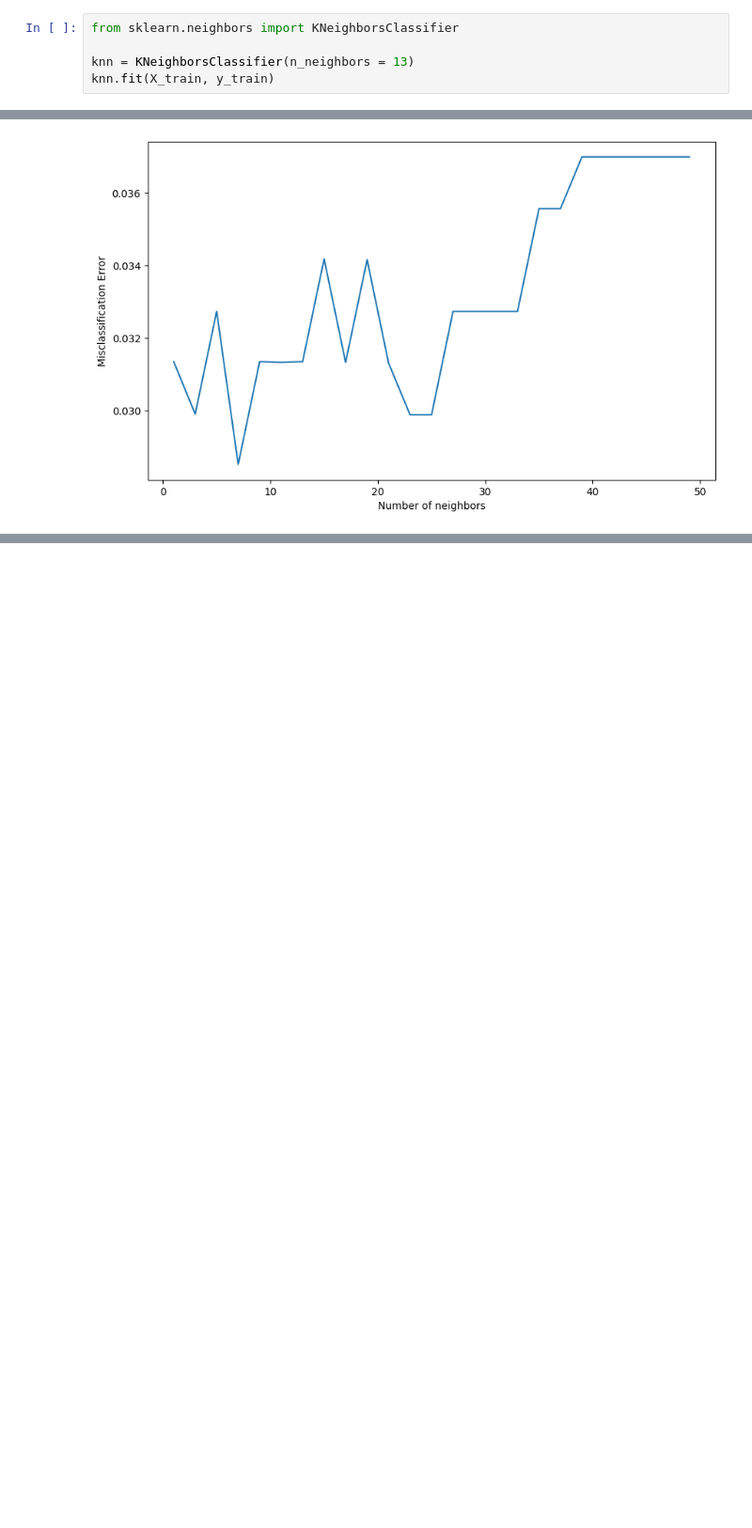
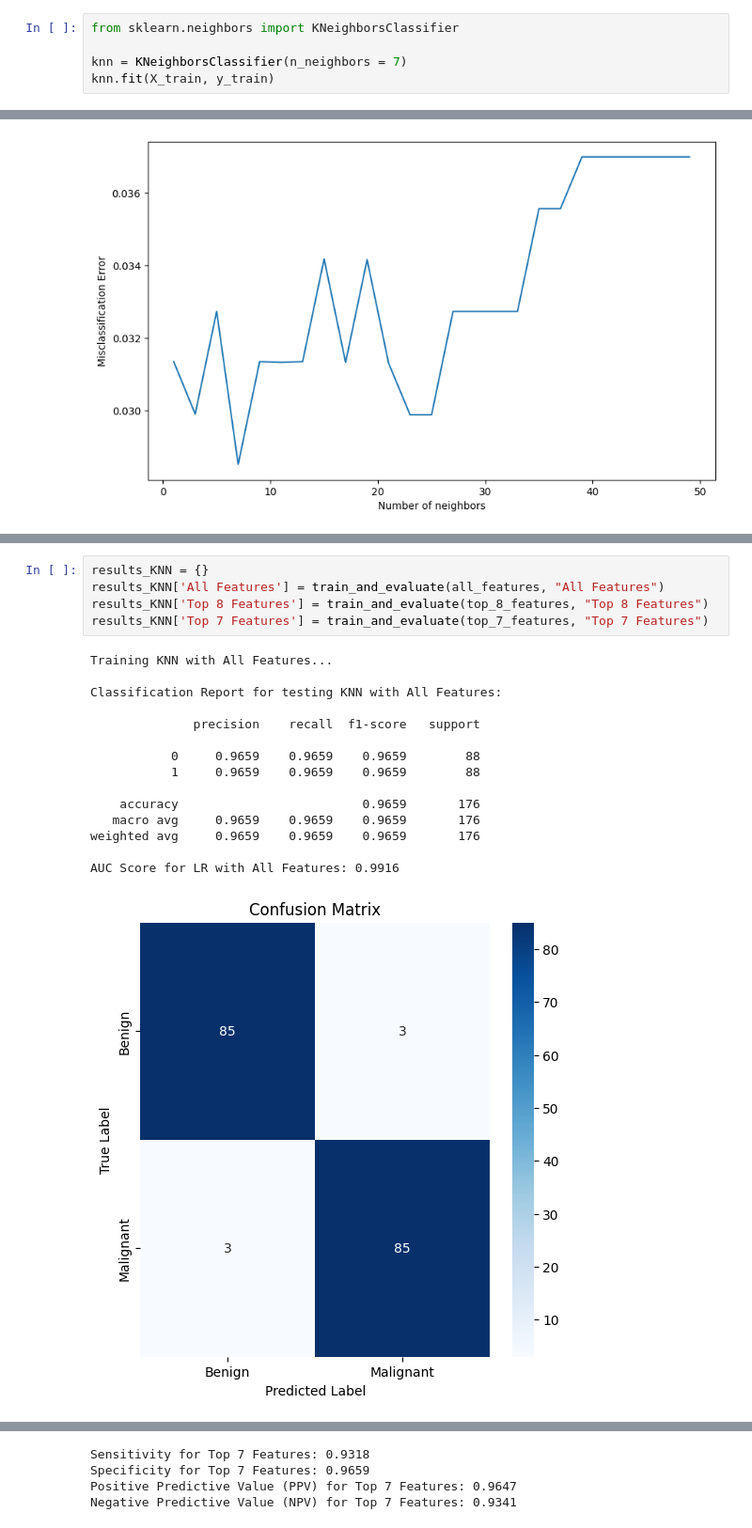
Before and after one commit to khoocheeshin/HIA303BreastCancerProject, a Jupyter notebook: AzfarML_KNN.ipynb, the cells around one changed output, grey strips where cells are left out. Shown at 94% size. Saved outputs shown, nothing was run; the diff lists cells and outputs as text; blank space fills up the shorter version.

Commit message:
Update AzfarML_KNN.ipynb
Updated codes for getting accuracy scores

```diff
--- a/AzfarML_KNN.ipynb
+++ b/AzfarML_KNN.ipynb
@@ -265,6 +265,6 @@ Cross-Validation AUC Scores: [0.9916064  0.99283316 0.9916064  0.99967346 0.9986
 # %%
 from sklearn.neighbors import KNeighborsClassifier
 
-knn = KNeighborsClassifier(n_neighbors = 13)
+knn = KNeighborsClassifier(n_neighbors = 7)
 knn.fit(X_train, y_train)
 # %% [output]
@@ -303,0 +370,21 @@ The optimal number of neighbors is  7
+# %%
+results_KNN = {}
+results_KNN['All Features'] = train_and_evaluate(all_features, "All Features")
+results_KNN['Top 8 Features'] = train_and_evaluate(top_8_features, "Top 8 Features")
+results_KNN['Top 7 Features'] = train_and_evaluate(top_7_features, "Top 7 Features")
+# %% [output]
+Training KNN with All Features...
+
+Classification Report for testing KNN with All Features:
+
+              precision    recall  f1-score   support
+
+           0     0.9659    0.9659    0.9659        88
+           1     0.9659    0.9659    0.9659        88
+
+    accuracy                         0.9659       176
+   macro avg     0.9659    0.9659    0.9659       176
+weighted avg     0.9659    0.9659    0.9659       176
+
+AUC Score for LR with All Features: 0.9916
+[figure, added]
@@ -303,0 +431,4 @@ The optimal number of neighbors is  7
+Sensitivity for Top 7 Features: 0.9318
+Specificity for Top 7 Features: 0.9659
+Positive Predictive Value (PPV) for Top 7 Features: 0.9647
+Negative Predictive Value (NPV) for Top 7 Features: 0.9341
```
Also changed, not shown: parts of 5 cells of this notebook.
